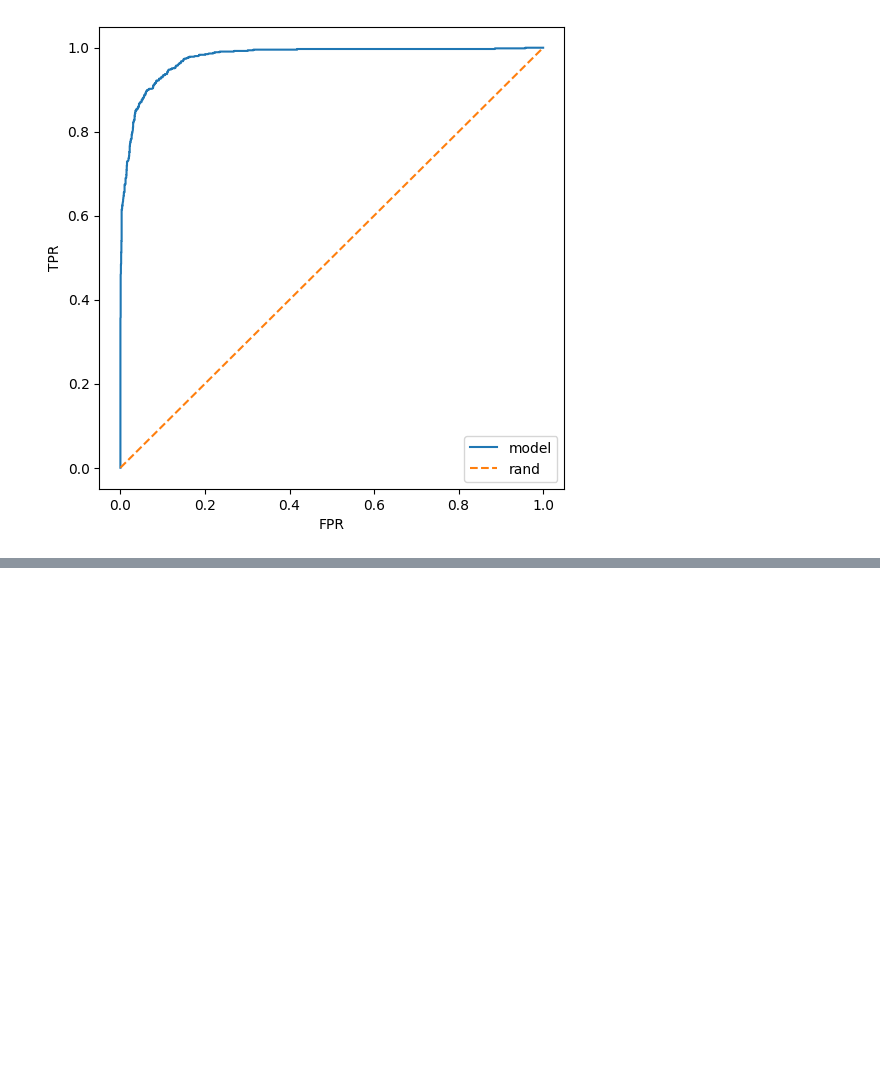
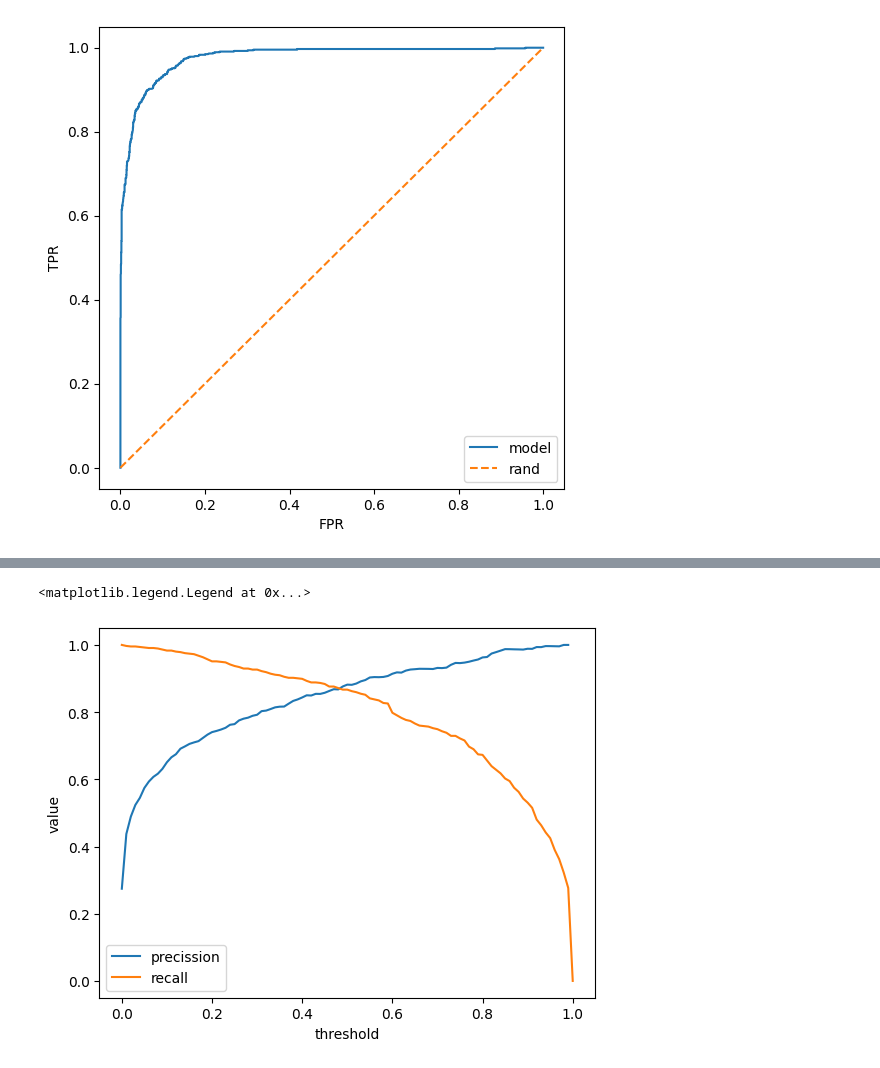
Before and after one commit to giraldiego/machine-learning-zoomcamp, a Jupyter notebook: work/04-evaluation/homework/homework.ipynb, the cells around one changed output, grey strips where cells are left out. Drawn from its saved outputs; the diff is of its cells as text; code cells hidden in the pictures; blank space fills up the shorter version.

```diff
--- a/work/04-evaluation/homework/homework.ipynb
+++ b/work/04-evaluation/homework/homework.ipynb
@@ -322,0 +339,20 @@ plot_roc_curve(y_val, y_pred)
+# %%
+def calc_pr(y_val, y_pred, t=0.5):
+
+    act_pos = y_val == 1
+    act_neg = y_val == 0
+    pred_pos = y_pred >= t
+    pred_neg = y_pred < t
+
+    tp = (pred_pos & act_pos).sum()
+    tn = (pred_neg & act_neg).sum()
+    fp = (pred_pos & act_neg).sum()
+    fn = (pred_neg & act_pos).sum()
+
+    p = tp / (tp + fp)
+    r = tp / (tp + fn)
+
+    return p, r
+# %%
+dv, model = train(df_train, y_train)
+y_pred = predict(df_val, dv, model)
@@ -322,0 +364,9 @@ plot_roc_curve(y_val, y_pred)
+# %%
+
+scores = []
+
+for t in np.linspace(0, 1, 101):
+    p, r = calc_pr(y_val, y_pred, t=t)
+    scores.append((t, p, r))
+
+scores
@@ -322,0 +391,3 @@ plot_roc_curve(y_val, y_pred)
+# %%
+df_ = pd.DataFrame(scores, columns=["t", "p", "r"])
+df_
@@ -322,0 +408,9 @@ plot_roc_curve(y_val, y_pred)
+# %%
+plt.plot(df_.t, df_.p, label="precission")
+plt.plot(df_.t, df_.r, label="recall")
+plt.xlabel("threshold")
+plt.ylabel("value")
+plt.legend()
+# %% [output]
+<matplotlib.legend.Legend at 0x...>
+[figure, added]
```
Also changed, not shown: parts of 11 cells of this notebook.
